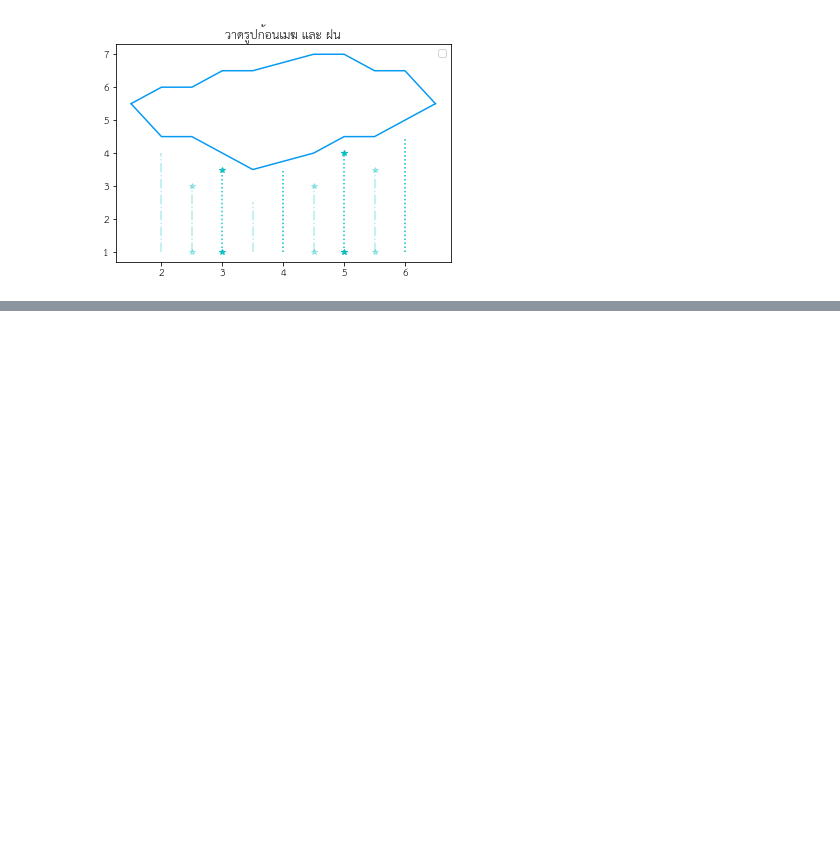
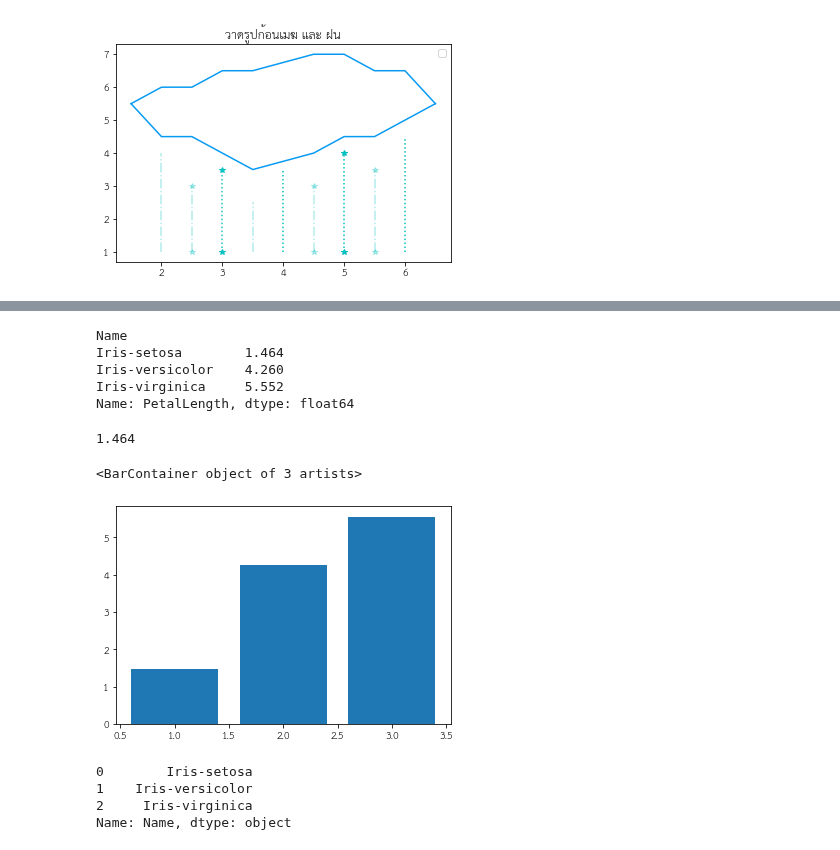
Before and after one commit to Wikanda-Hongboonmee/data_viz_2022, a Jupyter notebook: DataViz04_Data_Comparison.ipynb, the cells around one changed output, grey strips where cells are left out. Drawn from its saved outputs; the diff is of its cells as text; code cells hidden in the pictures; blank space fills up the shorter version.

Commit message:
Bar-like visualization ยังไม่คอมเม้น

```diff
--- a/DataViz04_Data_Comparison.ipynb
+++ b/DataViz04_Data_Comparison.ipynb
@@ -194,0 +203,24 @@ No handles with labels found to put in legend.
+# %%
+sample_data['PetalLength']
+# %% [output]
+Name
+Iris-setosa        1.464
+Iris-versicolor    4.260
+Iris-virginica     5.552
+Name: PetalLength, dtype: float64
+# %%
+sample_data['PetalLength'][0]
+# %% [output]
+1.464
+# %%
+plt.bar([1,2,3],sample_data['PetalLength'])
+# %% [output]
+<BarContainer object of 3 artists>
+[figure, added]
+# %%
+sample_data.reset_index()['Name'] # reset index ให้กลายมาเป็นค่าคอลัมน์ธรรมดา
+# %% [output]
+0        Iris-setosa
+1    Iris-versicolor
+2     Iris-virginica
+Name: Name, dtype: object
```
Also changed, not shown: parts of 4 cells of this notebook.
